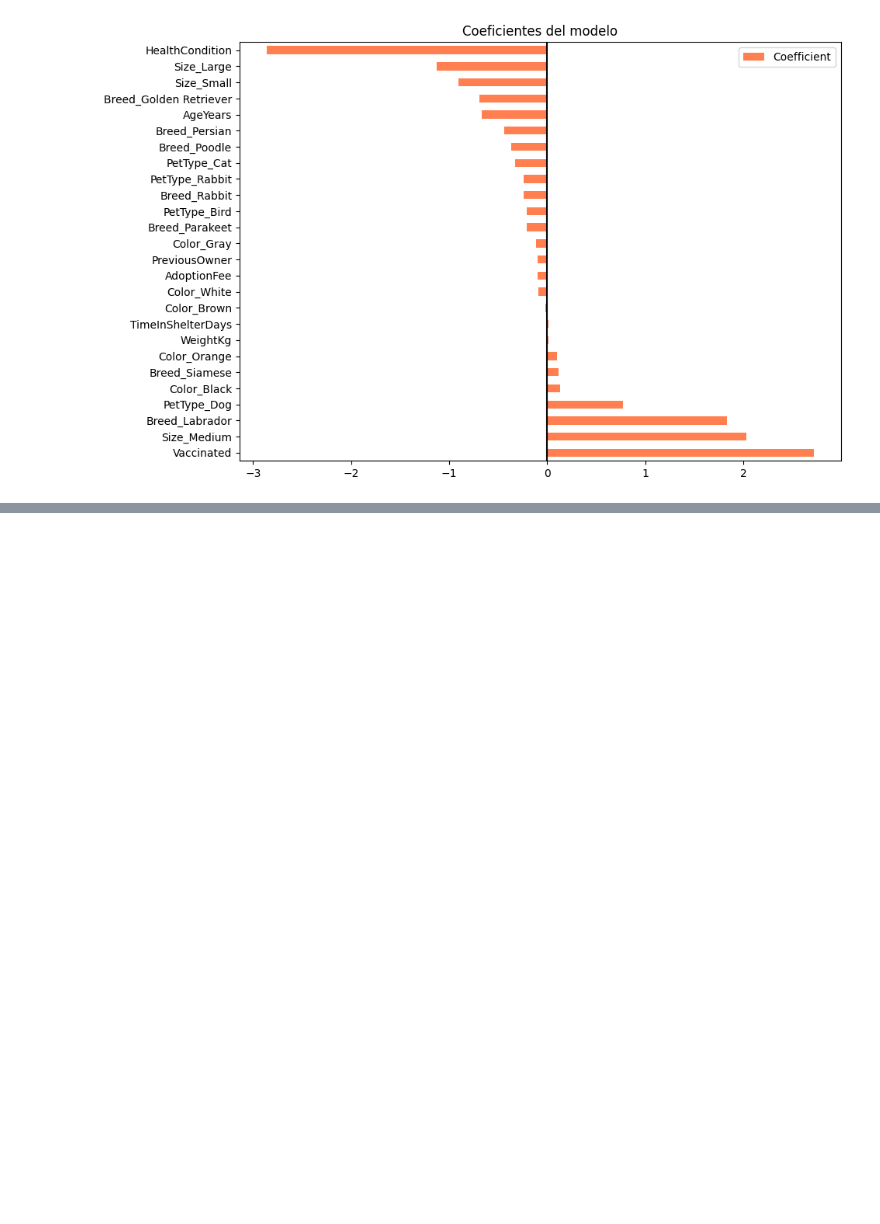
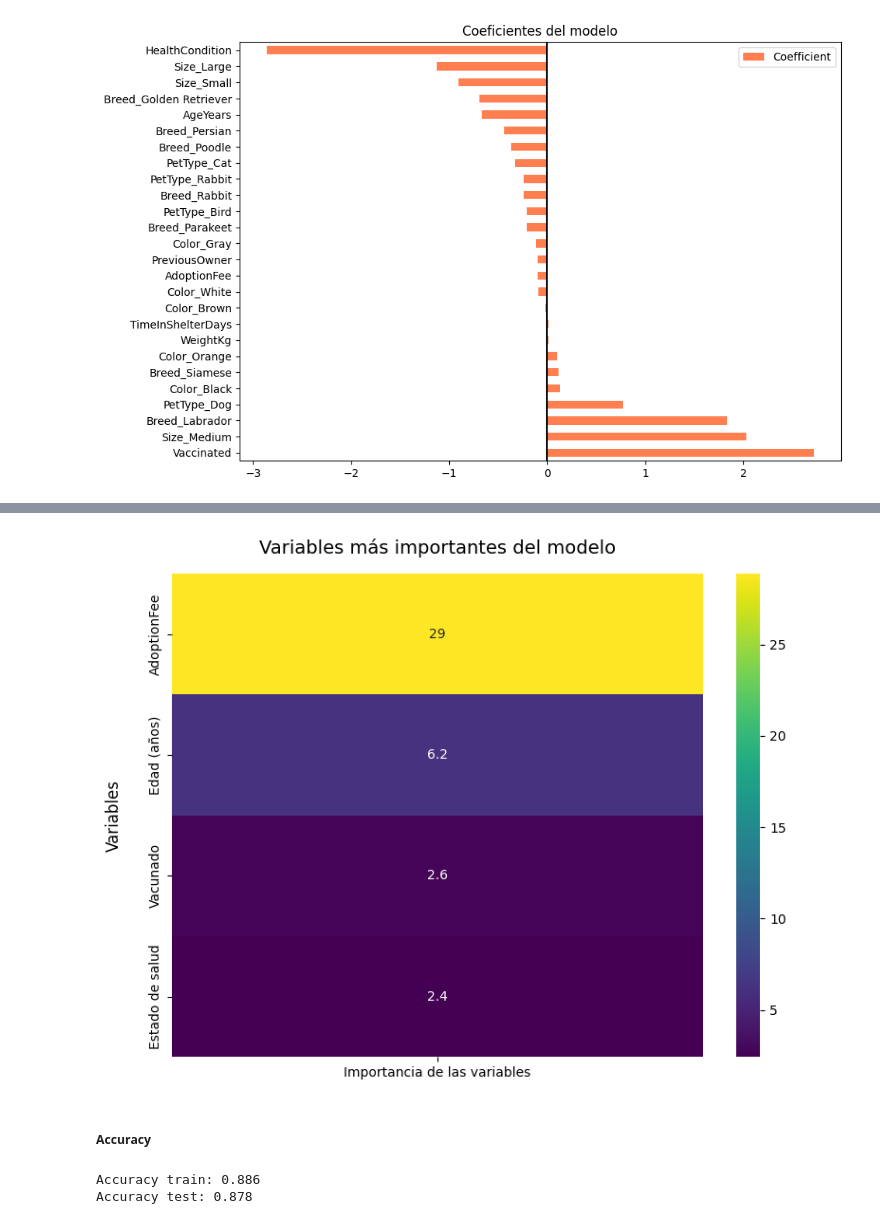
Before and after one commit to laurasalaslozano/ML_Prediccion_adopciones_Kaggel, a Jupyter notebook: notebooks/notebook_modelado.ipynb, the cells around one changed output, grey strips where cells are left out. Cells and saved outputs as stored; diff of their text form; code cells hidden in the pictures; blank space fills up the shorter version.

```diff
--- a/notebooks/notebook_modelado.ipynb
+++ b/notebooks/notebook_modelado.ipynb
@@ -202,0 +206,38 @@ plt.show()
+# %%
+# PRESENTACIÓN
+
+# Ordenar de mayor a menor
+features_sorted = features.sort_values("importance_standarized", ascending=False)
+
+# Seleccionar solo las 4 más importantes
+top4 = features_sorted.head(4)
+top4 = top4.rename(index = {"Vaccinated": "Vacunado", "HealthCondition": "Estado de salud",
+                            "Size_Medium": "Tamaño mediano", "AgeYears": "Edad (años)"},
+                            columns = {"importance_standarized": "Importancia de las variables"})
+
+plt.figure(figsize=(8, 6))
+
+sns.heatmap(
+    top4[["Importancia de las variables"]],
+    cmap="viridis",
+    annot=True,
+    cbar=True
+)
+
+plt.title("Variables más importantes del modelo", pad = 15, fontsize = 14)
+plt.ylabel("Variables", labelpad = 20, fontsize = 12)
+plt.tight_layout()
+plt.show()
+# %% [output]
+[figure, added]
+# %% [markdown]
+##### Accuracy
+# %%
+acc_train = round(accuracy_score(log_reg_all.predict(X_train), y_train), 3)
+acc_test = round(accuracy_score(log_reg_all.predict(X_test), y_test), 3)
+
+print("Accuracy train:", acc_train) # % total de aciertos
+print("Accuracy test:", acc_test)
+# %% [output]
+Accuracy train: 0.886
+Accuracy test: 0.878
```
Also changed, not shown: parts of 57 cells of this notebook, 12 other files.
